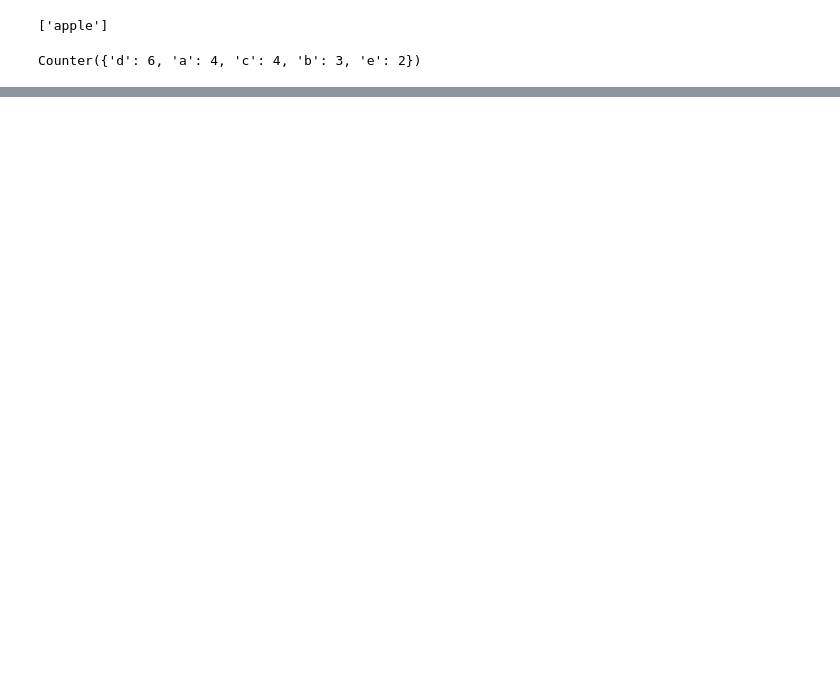
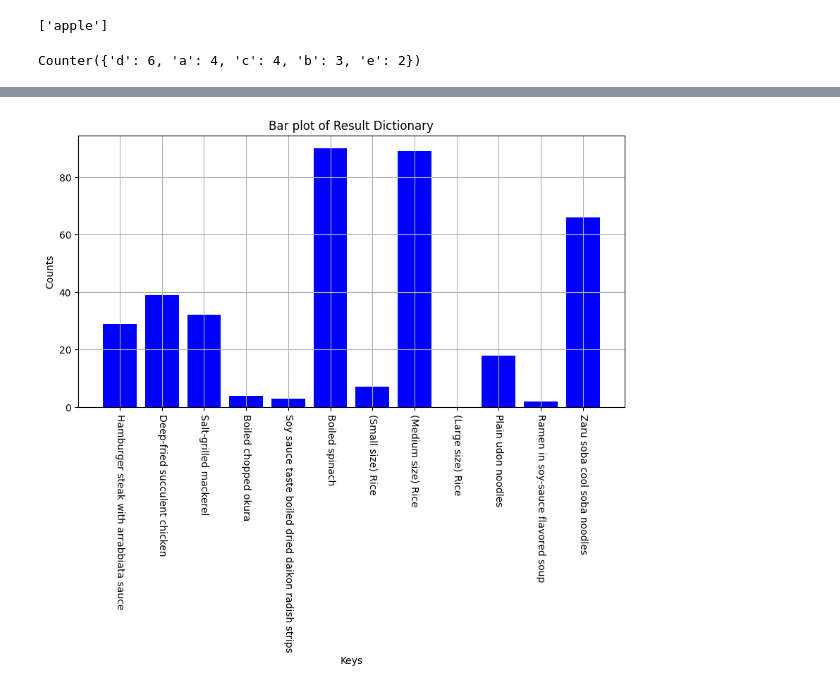
Before and after one commit to BumbuShoji/grad, a Jupyter notebook: 0514_01.ipynb, the cells around one changed output, grey strips where cells are left out. Drawn from its saved outputs; the diff is of its cells as text; code cells hidden in the pictures; blank space fills up the shorter version.

```diff
--- a/0514_01.ipynb
+++ b/0514_01.ipynb
@@ -374,0 +263,7 @@ KeyError: False
+# %%
+df_3 = buffet_vegetable_preference(prompt,100)
+df_3.head()
+result_dict_3 = count_number(df_3)
+plot_bar(result_dict_3)
+# %% [output]
+[figure, added]
```
Also changed, not shown: parts of 13 cells of this notebook.
